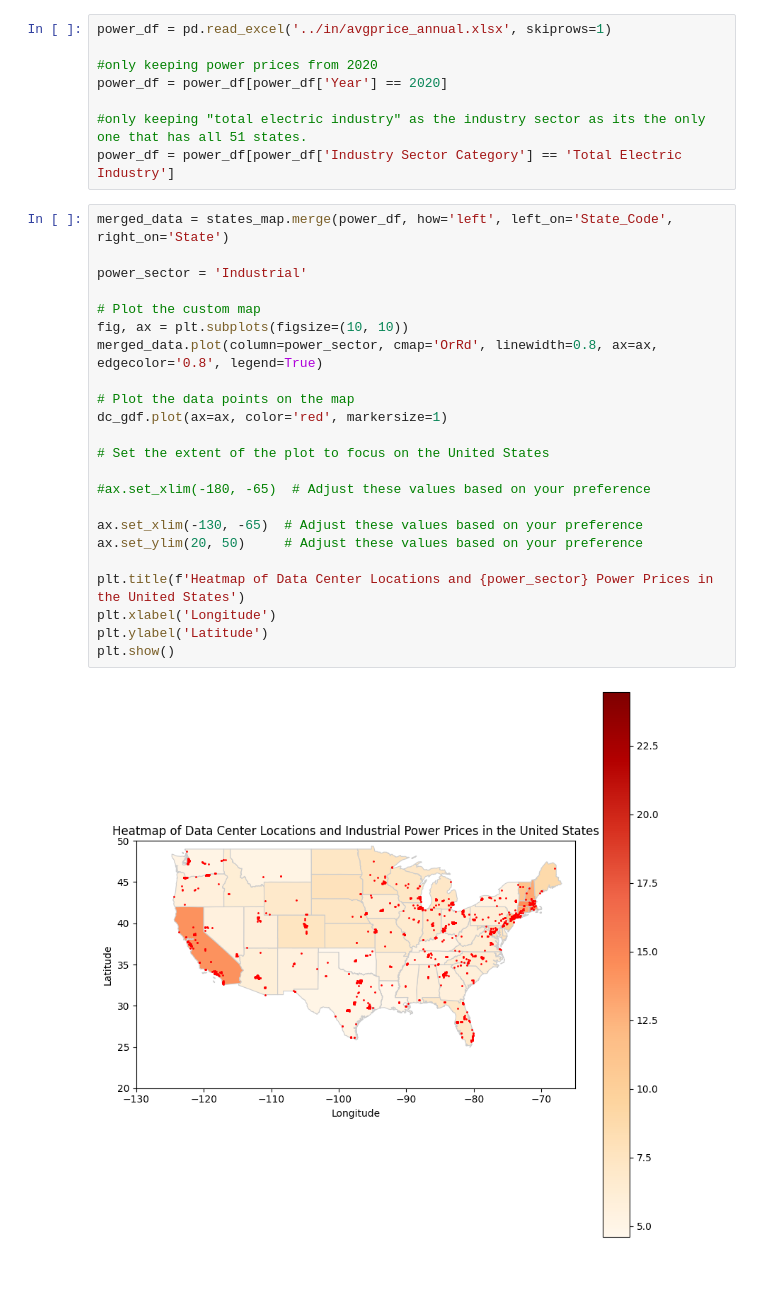
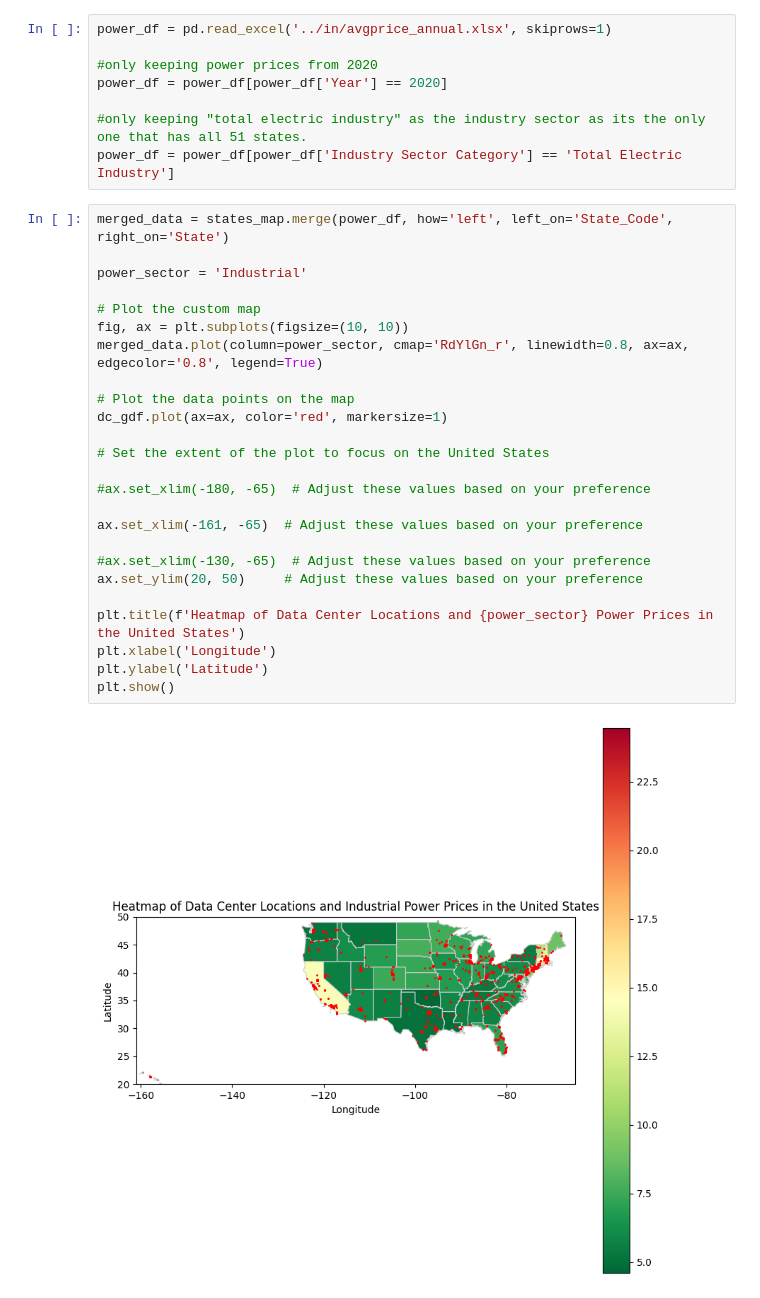
Before and after one commit to trinerye/spatial_exam, a Jupyter notebook: src/testnb.ipynb, the cells around one changed output. Drawn from its saved outputs; the diff is of its cells as text.

```diff
--- a/src/testnb.ipynb
+++ b/src/testnb.ipynb
@@ -58,28 +58,30 @@ power_df = power_df[power_df['Industry Sector Category'] == 'Total Electric Indu
 # %%
 merged_data = states_map.merge(power_df, how='left', left_on='State_Code', right_on='State')
 
 power_sector = 'Industrial'
 
 # Plot the custom map
 fig, ax = plt.subplots(figsize=(10, 10))
-merged_data.plot(column=power_sector, cmap='OrRd', linewidth=0.8, ax=ax, edgecolor='0.8', legend=True)
+merged_data.plot(column=power_sector, cmap='RdYlGn_r', linewidth=0.8, ax=ax, edgecolor='0.8', legend=True)
 
 # Plot the data points on the map
 dc_gdf.plot(ax=ax, color='red', markersize=1)
 
 # Set the extent of the plot to focus on the United States
 
 #ax.set_xlim(-180, -65)  # Adjust these values based on your preference
 
-ax.set_xlim(-130, -65)  # Adjust these values based on your preference
+ax.set_xlim(-161, -65)  # Adjust these values based on your preference
+
+#ax.set_xlim(-130, -65)  # Adjust these values based on your preference
 ax.set_ylim(20, 50)     # Adjust these values based on your preference
 
 plt.title(f'Heatmap of Data Center Locations and {power_sector} Power Prices in the United States')
 plt.xlabel('Longitude')
 plt.ylabel('Latitude')
 plt.show()
 # %% [output]
-[figure, old version]
+[figure, new version]
 # %%
 print(states_map.columns)
 print(dc_df.columns)
```
Also changed, not shown: parts of 6 cells of this notebook.
